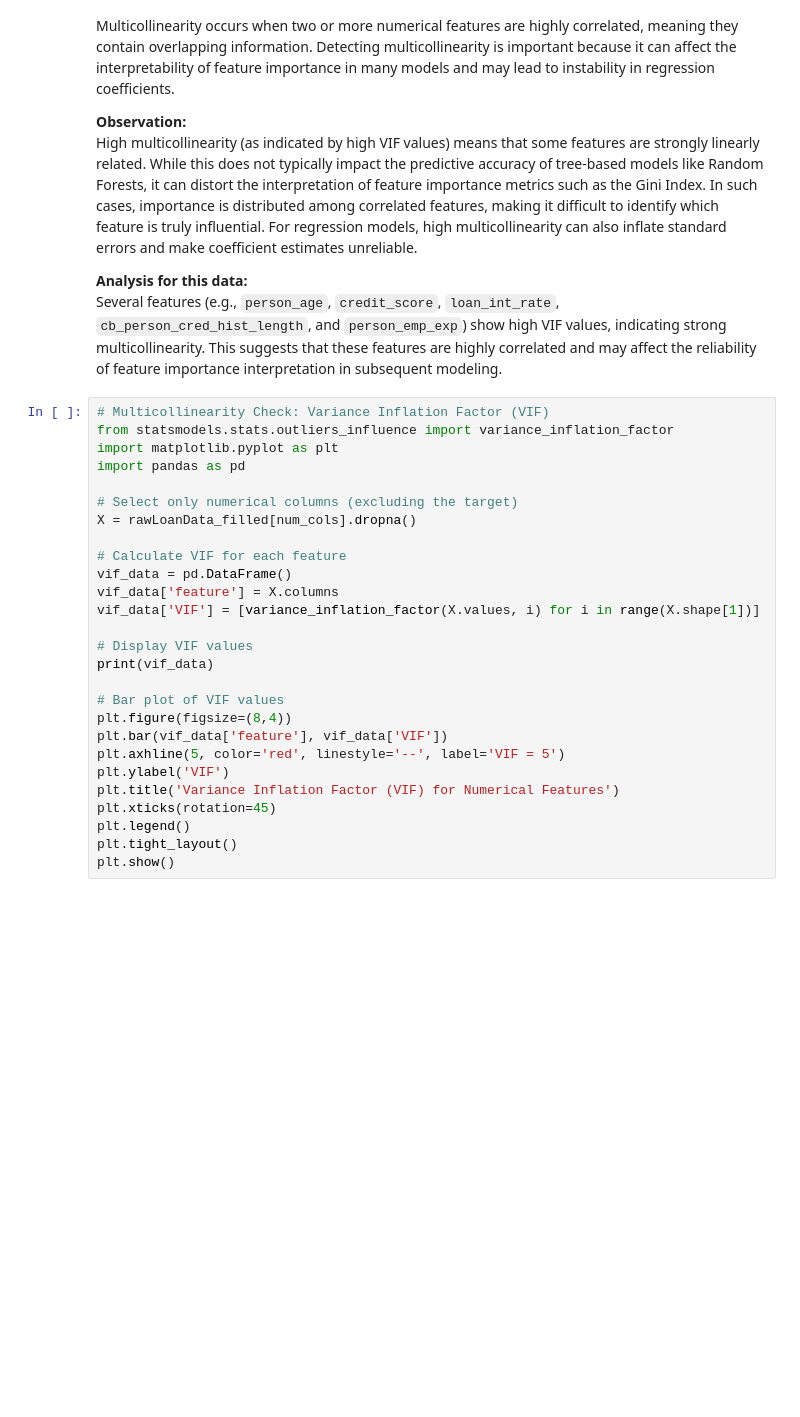
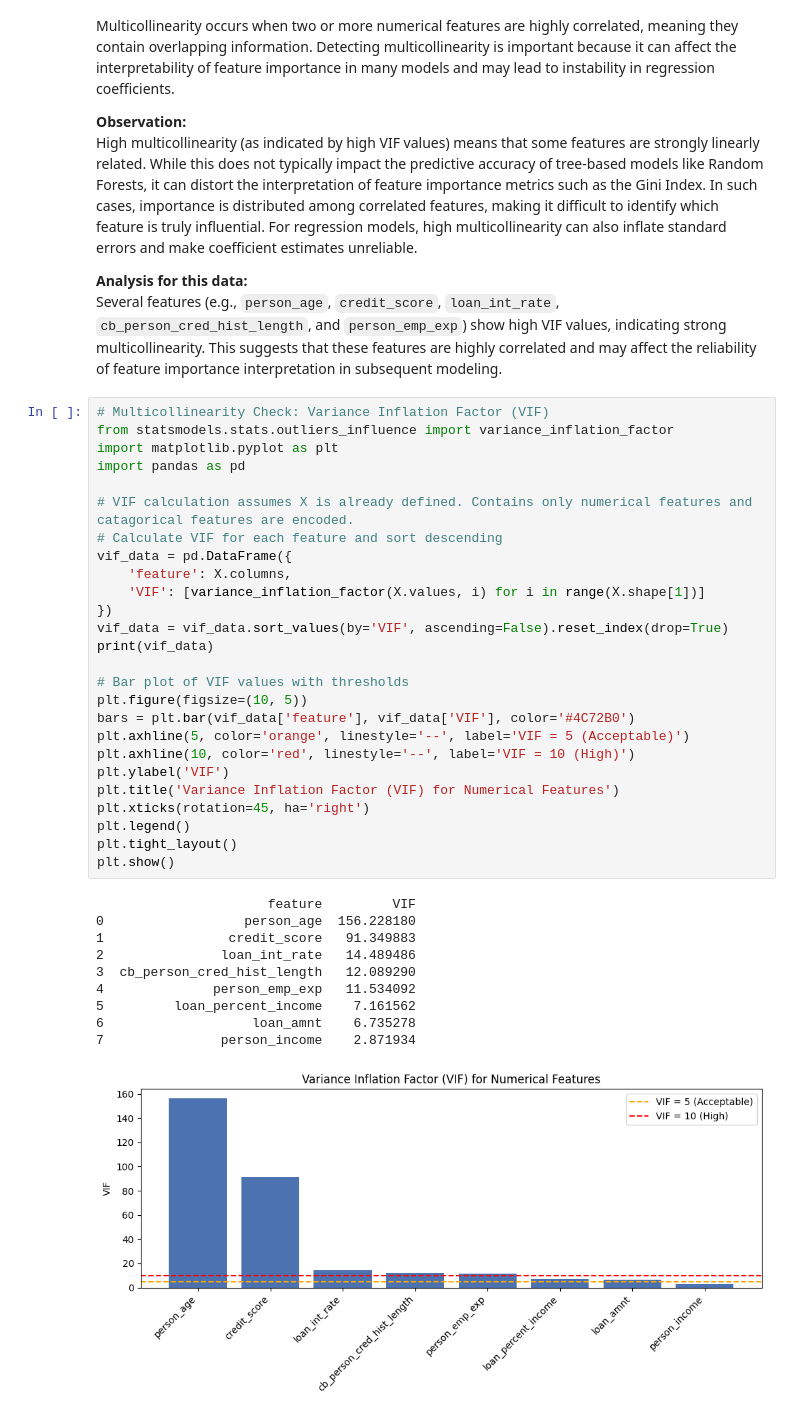
Before and after one commit to Hsotuhsa-S/Loan-Prediction-E2E-ML-Workflow, a Jupyter notebook: 00_LoanData_Cleanup_EDA.ipynb, the cells around one changed output. Saved outputs shown, nothing was run; the diff lists cells and outputs as text; blank space fills up the shorter version.

```diff
--- a/00_LoanData_Cleanup_EDA.ipynb
+++ b/00_LoanData_Cleanup_EDA.ipynb
@@ -469,27 +440,37 @@ Several features (e.g., `person_age`, `credit_score`, `loan_int_rate`, `cb_perso
 # %%
 # Multicollinearity Check: Variance Inflation Factor (VIF)
 from statsmodels.stats.outliers_influence import variance_inflation_factor
 import matplotlib.pyplot as plt
 import pandas as pd
 
-# Select only numerical columns (excluding the target)
-X = rawLoanData_filled[num_cols].dropna()
-
-# Calculate VIF for each feature
-vif_data = pd.DataFrame()
-vif_data['feature'] = X.columns
-vif_data['VIF'] = [variance_inflation_factor(X.values, i) for i in range(X.shape[1])]
-
-# Display VIF values
+# VIF calculation assumes X is already defined. Contains only numerical features and catagorical features are encoded.
+# Calculate VIF for each feature and sort descending
+vif_data = pd.DataFrame({
+    'feature': X.columns,
+    'VIF': [variance_inflation_factor(X.values, i) for i in range(X.shape[1])]
+})
+vif_data = vif_data.sort_values(by='VIF', ascending=False).reset_index(drop=True)
 print(vif_data)
 
-# Bar plot of VIF values
-plt.figure(figsize=(8,4))
-plt.bar(vif_data['feature'], vif_data['VIF'])
-plt.axhline(5, color='red', linestyle='--', label='VIF = 5')
+# Bar plot of VIF values with thresholds
+plt.figure(figsize=(10, 5))
+bars = plt.bar(vif_data['feature'], vif_data['VIF'], color='#4C72B0')
+plt.axhline(5, color='orange', linestyle='--', label='VIF = 5 (Acceptable)')
+plt.axhline(10, color='red', linestyle='--', label='VIF = 10 (High)')
 plt.ylabel('VIF')
 plt.title('Variance Inflation Factor (VIF) for Numerical Features')
-plt.xticks(rotation=45)
+plt.xticks(rotation=45, ha='right')
 plt.legend()
 plt.tight_layout()
 plt.show()
+# %% [output]
+                      feature         VIF
+0                  person_age  156.228180
+1                credit_score   91.349883
+2               loan_int_rate   14.489486
+3  cb_person_cred_hist_length   12.089290
+4              person_emp_exp   11.534092
+5         loan_percent_income    7.161562
+6                   loan_amnt    6.735278
+7               person_income    2.871934
+[figure, added]
```
Also changed, not shown: parts of 5 cells of this notebook.
